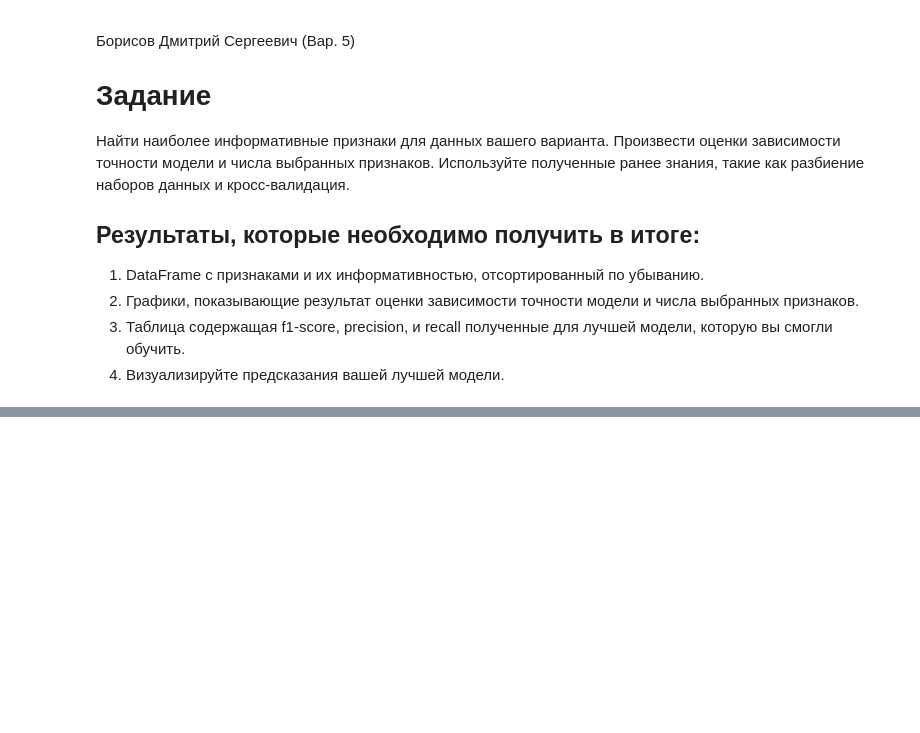
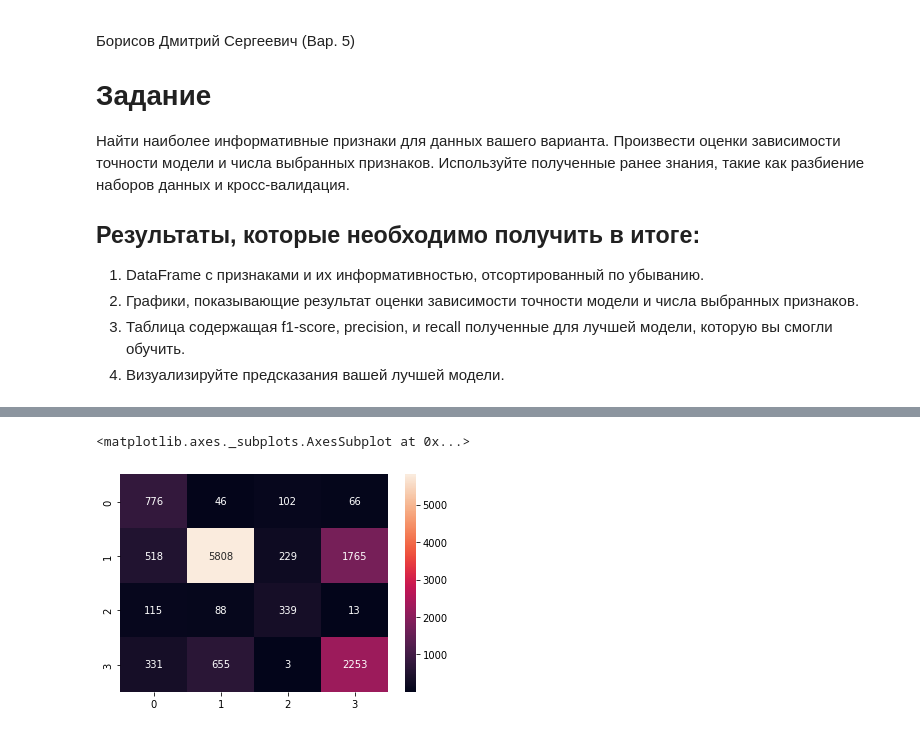
Before and after one commit to DiBoS290699/-Artificial-Intelligence-and-Machine-Learning, a Jupyter notebook: Lab4/Lab4.ipynb, the cells around one changed output, grey strips where cells are left out. Drawn from its saved outputs; the diff is of its cells as text; code cells hidden in the pictures; blank space fills up the shorter version.

```diff
--- a/Lab4/Lab4.ipynb
+++ b/Lab4/Lab4.ipynb
@@ -25,0 +169,6 @@ mask = np.load('Lab_4_data/5_mask.npy')
+# %%
+cls = MLPClassifier(max_iter=1000)
+features = best_features['feature'].iloc[:best_number].to_numpy()
+cls.fit(x_train[:, features], y_train)
+train_preds = cls.predict(x_train[:, features])
+test_preds = cls.predict(x_test[:, features])
@@ -25,0 +198,6 @@ mask = np.load('Lab_4_data/5_mask.npy')
+# %%
+train_conf_mat = confusion_matrix(train_preds, y_train)
+sns.heatmap(train_conf_mat, annot=True, fmt="d")
+# %% [output]
+<matplotlib.axes._subplots.AxesSubplot at 0x...>
+[figure, added]
```
Also changed, not shown: parts of 37 cells of this notebook, 13 other files.
